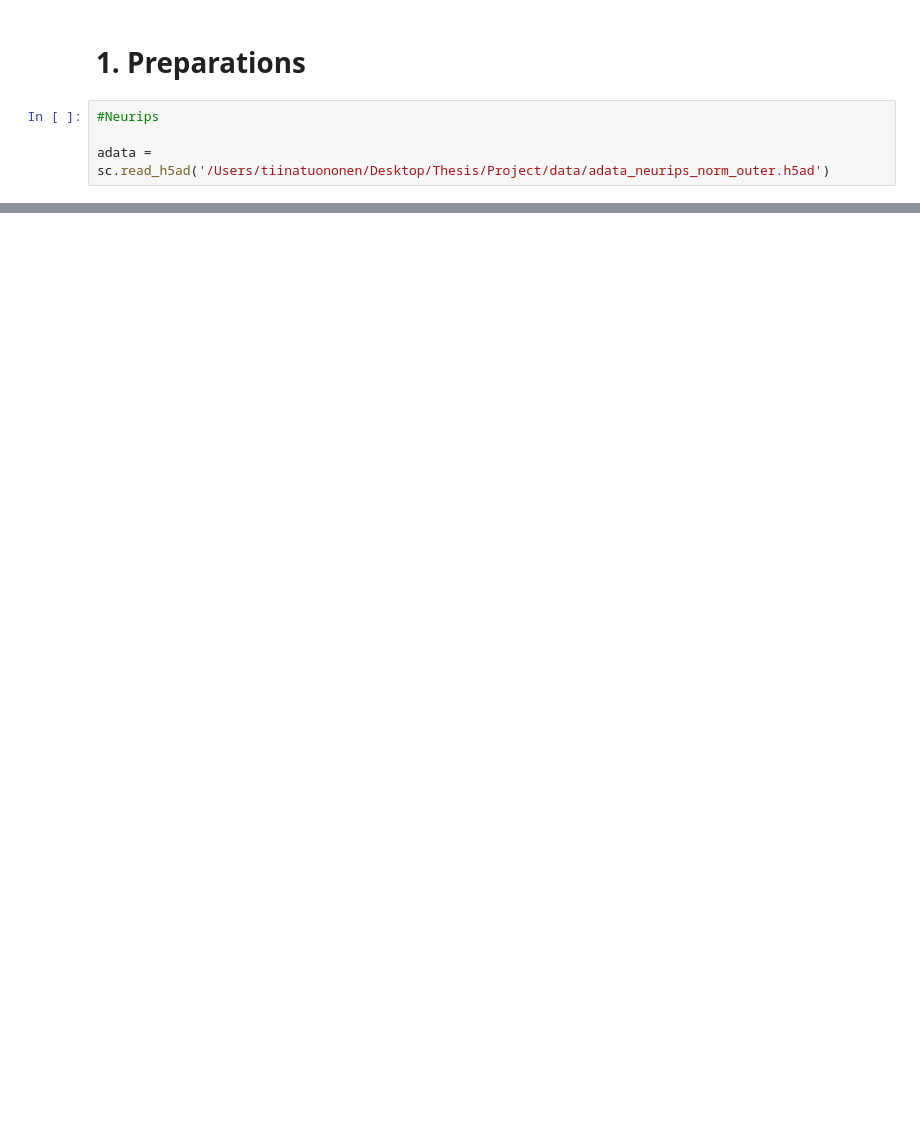
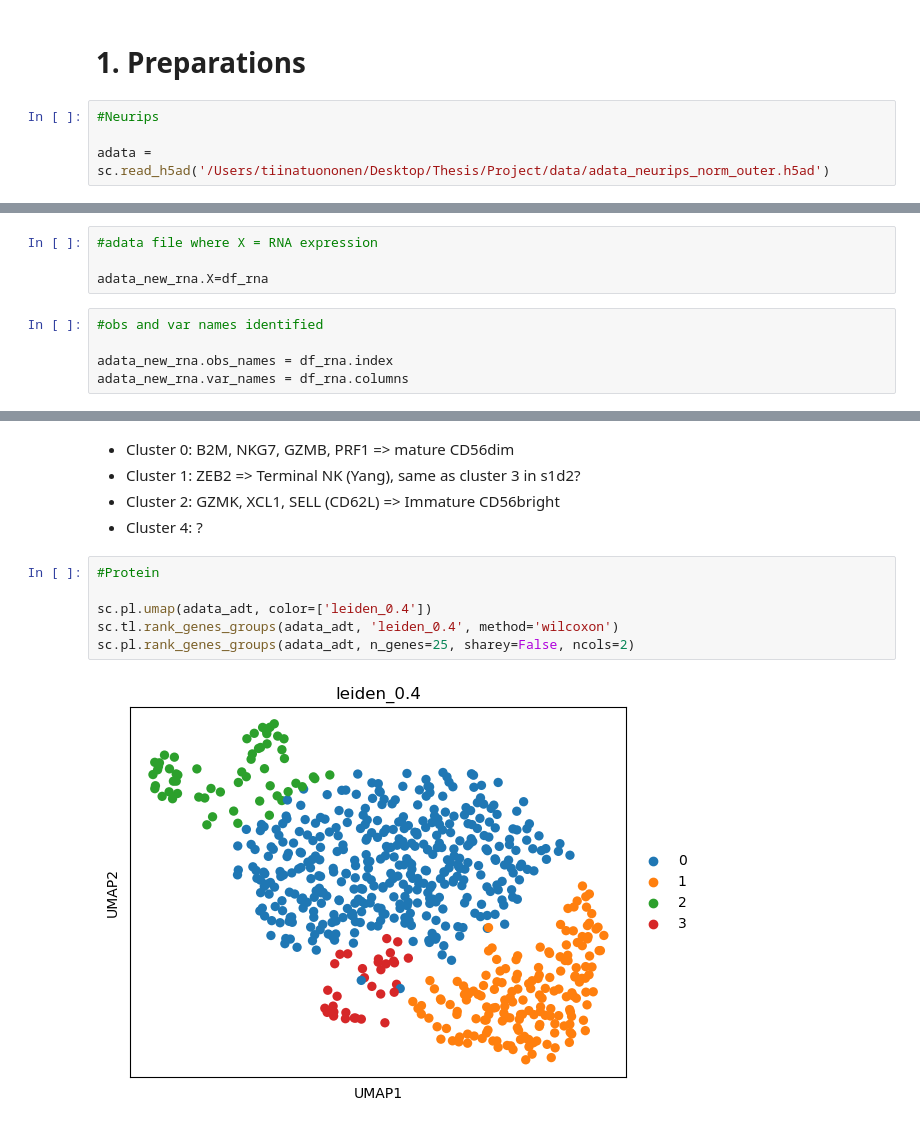
Before and after one commit to tiinajt/Thesis, a Jupyter notebook: cell_type_annot/Clustering_rna_prot_latent_comparisons/s4d1_marker_genes.ipynb, the cells around one changed output, grey strips where cells are left out. Saved outputs shown, nothing was run; the diff lists cells and outputs as text; blank space fills up the shorter version.

```diff
--- a/cell_type_annot/Clustering_rna_prot_latent_comparisons/s4d1_marker_genes.ipynb
+++ b/cell_type_annot/Clustering_rna_prot_latent_comparisons/s4d1_marker_genes.ipynb
@@ -241,0 +111,9 @@ sc.pl.rank_genes_groups(sample_rna, n_genes=25, sharey=False, ncols=2)
+# %%
+#adata file where X = RNA expression
+
+adata_new_rna.X=df_rna
+# %%
+#obs and var names identified
+
+adata_new_rna.obs_names = df_rna.index
+adata_new_rna.var_names = df_rna.columns
@@ -241,0 +199,13 @@ sc.pl.rank_genes_groups(sample_rna, n_genes=25, sharey=False, ncols=2)
+# %% [markdown]
+- Cluster 0: B2M, NKG7, GZMB, PRF1 => mature CD56dim
+- Cluster 1: ZEB2 => Terminal NK (Yang), same as cluster 3 in s1d2?
+- Cluster 2: GZMK, XCL1, SELL (CD62L) => Immature CD56bright
+- Cluster 4:  ?
+# %%
+#Protein
+
+sc.pl.umap(adata_adt, color=['leiden_0.4'])
+sc.tl.rank_genes_groups(adata_adt, 'leiden_0.4', method='wilcoxon')
+sc.pl.rank_genes_groups(adata_adt, n_genes=25, sharey=False, ncols=2)
+# %% [output]
+[figure, added]
```
Also changed, not shown: parts of 67 cells of this notebook, 9 other files.
